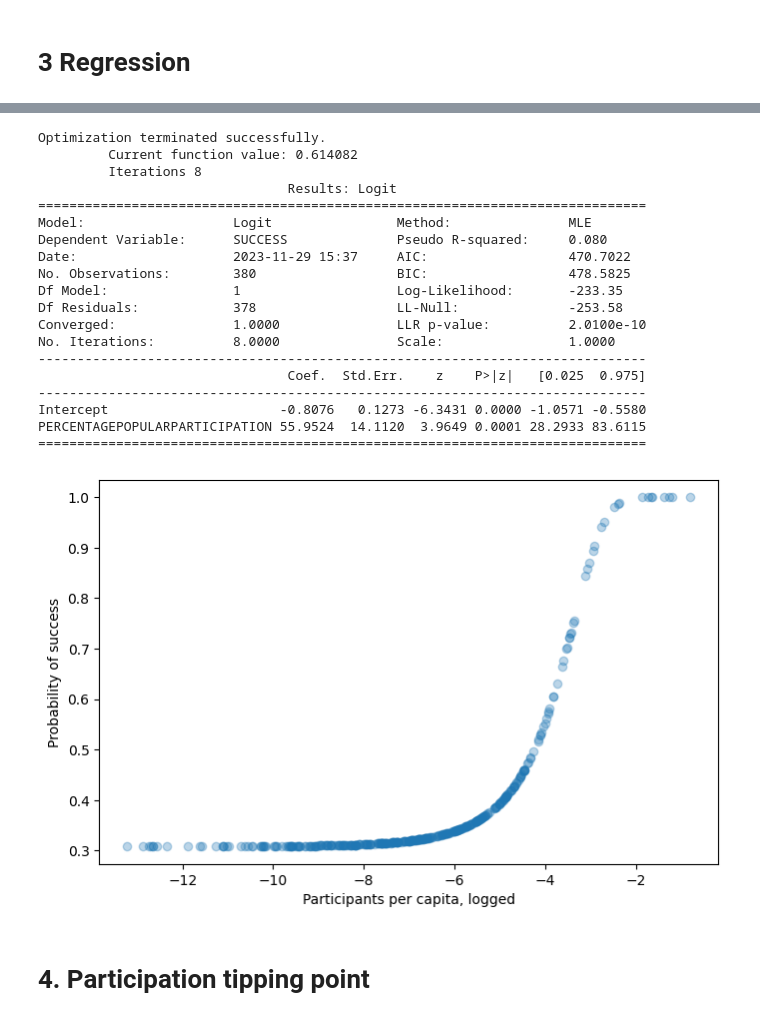
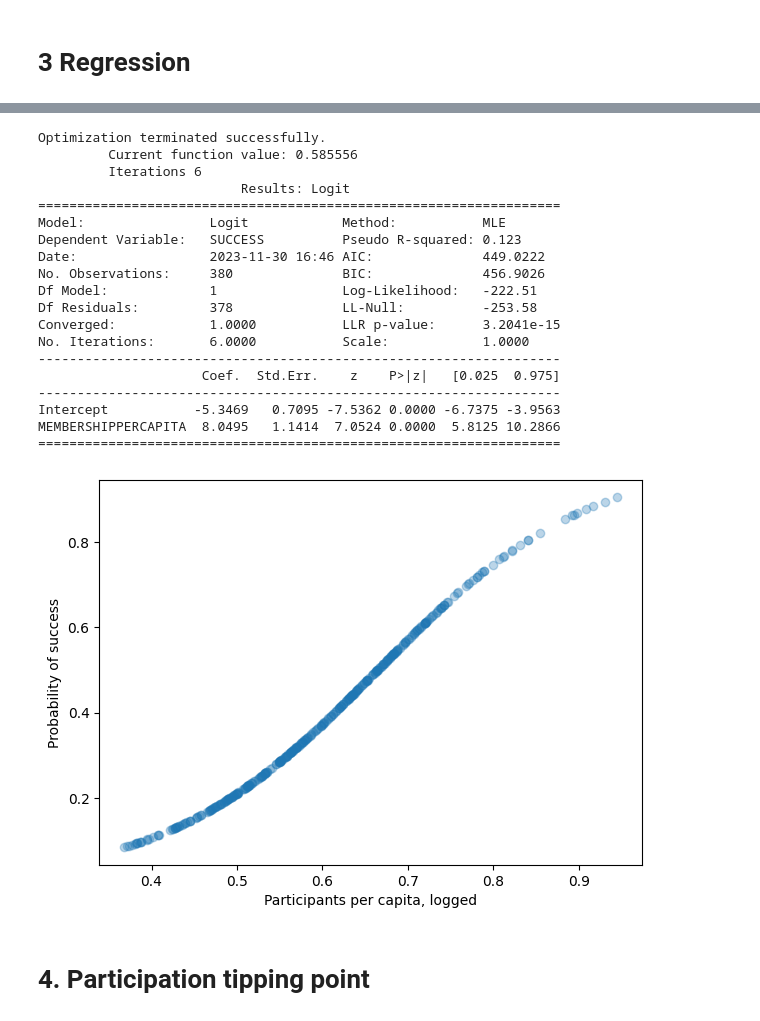
Before and after one commit to nickkatsios/civil-resistance-analysis, a Jupyter notebook: civil_resistance_analysis/analysis.ipynb, the cells around one changed output, grey strips where cells are left out. Saved outputs shown, nothing was run; the diff lists cells and outputs as text; code cells hidden in the pictures.

```diff
--- a/civil_resistance_analysis/analysis.ipynb
+++ b/civil_resistance_analysis/analysis.ipynb
@@ -290,46 +270,42 @@ plt.show()
 # %%
 # Then, do the same but with only the membership per capital as dependent variable.
 #  Your plot should look like this (explain why is this different than the previous one):
 
 # logit model
-model = logit("SUCCESS ~ PERCENTAGEPOPULARPARTICIPATION", data=reg_data).fit()
+model = logit("SUCCESS ~ MEMBERSHIPPERCAPITA ", data=reg_data).fit()
 print(model.summary2())
 
 # get predicted probabilities
-x_values = np.log(reg_data['PERCENTAGEPOPULARPARTICIPATION'])
+x_values = reg_data['MEMBERSHIPPERCAPITA']
 y_values = model.predict(reg_data)
-# need x axis to be from 0.4 to 1.0
-# so ln(x) => x = 1 - 2.71
-
-# set x axis to be logarithmic
 
 # plot
-plt.figure(figsize=(8, 5))
+plt.figure(figsize=(7, 5))
 plt.scatter(x_values, y_values, alpha=0.3)
 plt.xlabel('Participants per capita, logged')
 plt.ylabel('Probability of success')
 plt.show()
 # %% [output]
 Optimization terminated successfully.
-         Current function value: 0.614082
-         Iterations 8
-                                Results: Logit
-==============================================================================
-Model:                   Logit                Method:               MLE
-Dependent Variable:      SUCCESS              Pseudo R-squared:     0.080
-Date:                    2023-11-29 15:37     AIC:                  470.7022
-No. Observations:        380                  BIC:                  478.5825
-Df Model:                1                    Log-Likelihood:       -233.35
-Df Residuals:            378                  LL-Null:              -253.58
-Converged:               1.0000               LLR p-value:          2.0100e-10
-No. Iterations:          8.0000               Scale:                1.0000
-------------------------------------------------------------------------------
-                                Coef.  Std.Err.    z    P>|z|   [0.025  0.975]
-------------------------------------------------------------------------------
-Intercept                      -0.8076   0.1273 -6.3431 0.0000 -1.0571 -0.5580
-PERCENTAGEPOPULARPARTICIPATION 55.9524  14.1120  3.9649 0.0001 28.2933 83.6115
-==============================================================================
+         Current function value: 0.585556
+         Iterations 6
+                          Results: Logit
+===================================================================
+Model:                Logit            Method:           MLE
+Dependent Variable:   SUCCESS          Pseudo R-squared: 0.123
+Date:                 2023-11-30 16:46 AIC:              449.0222
+No. Observations:     380              BIC:              456.9026
+Df Model:             1                Log-Likelihood:   -222.51
+Df Residuals:         378              LL-Null:          -253.58
+Converged:            1.0000           LLR p-value:      3.2041e-15
+No. Iterations:       6.0000           Scale:            1.0000
+-------------------------------------------------------------------
+                     Coef.  Std.Err.    z    P>|z|   [0.025  0.975]
+-------------------------------------------------------------------
+Intercept           -5.3469   0.7095 -7.5362 0.0000 -6.7375 -3.9563
+MEMBERSHIPPERCAPITA  8.0495   1.1414  7.0524 0.0000  5.8125 10.2866
+===================================================================
-[figure, old version]
+[figure, new version]
 # %% [markdown]
 # 4. Participation tipping point
 # %%
```
Also changed, not shown: parts of 8 cells of this notebook.
